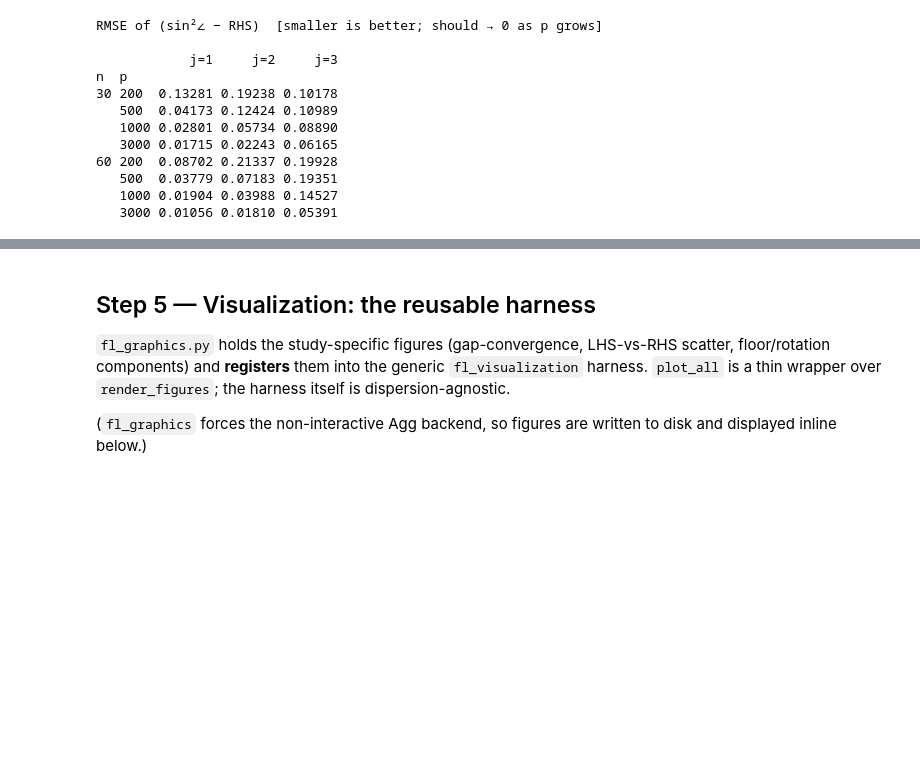
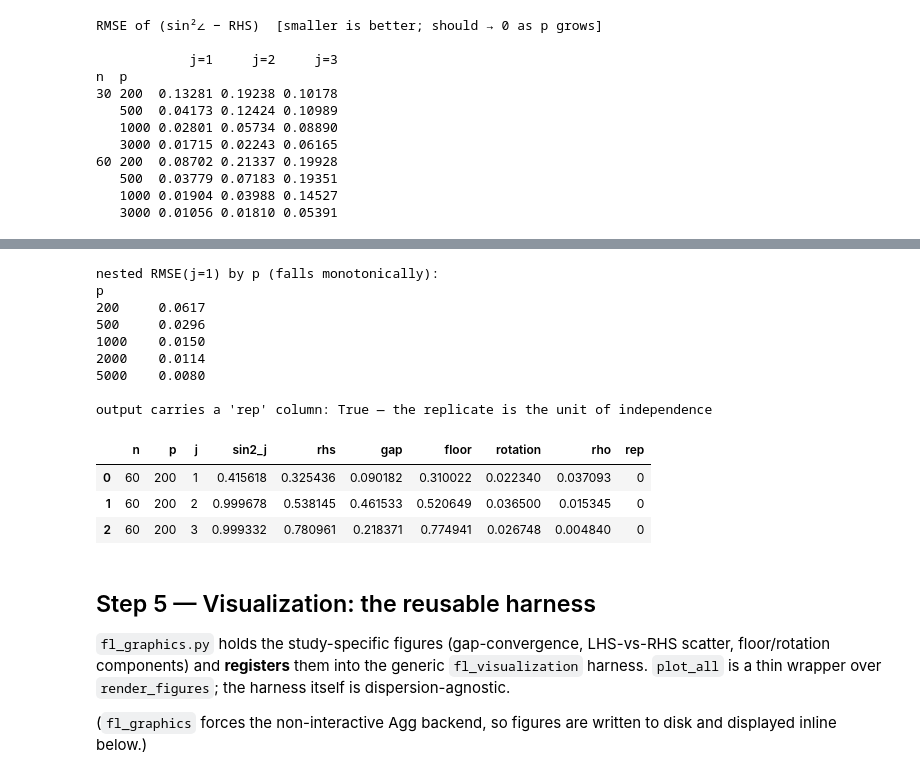
Before and after one commit to nlgac/factor_lab, a Jupyter notebook: theorem_partii_walkthrough.ipynb, the cells around one changed output, grey strips where cells are left out. Saved outputs shown, nothing was run; the diff lists cells and outputs as text; code cells hidden in the pictures; blank space fills up the shorter version.

```diff
--- a/theorem_partii_walkthrough.ipynb
+++ b/theorem_partii_walkthrough.ipynb
@@ -285,3 +301,39 @@ n  p
+# %%
+# Nested: per replicate, draw one superset at p_max and take each smaller p as
+# its first-p asset subset — so the p-grid walks the SAME assets. Only the
+# sampling field changes; the probe and engine are identical.
+nested = DesignSpec(
+    n_values=[60],
+    p_values=[200, 500, 1000, 2000, 5000],
+    n_reps=40,
+    random_seed=20260511,
+    sampling="nested",          # <- the one change vs. the independent design
+)
+df_nested = run_experiment(model_spec, nested, DispersionBiasExperiment())
+
+# RMSE of the gap per p (strongest factor j=1), pooled over replicates —
+# monotone in p because every p sees the same assets.
+rmse = (df_nested[df_nested.j == 1].groupby("p")["gap"]
+        .apply(lambda g: float((g ** 2).mean() ** 0.5)))
+print("nested RMSE(j=1) by p (falls monotonically):")
+print(rmse.round(4).to_string())
+print("\noutput carries a 'rep' column:", "rep" in df_nested.columns,
+      "— the replicate is the unit of independence")
+df_nested.head(3)
+# %% [output]
+nested RMSE(j=1) by p (falls monotonically):
+p
+200     0.0617
+500     0.0296
+1000    0.0150
+2000    0.0114
+5000    0.0080
+
+output carries a 'rep' column: True — the replicate is the unit of independence
+|  | n | p | j | sin2_j | rhs | gap | floor | rotation | rho | rep |
+| 0 | 60 | 200 | 1 | 0.415618 | 0.325436 | 0.090182 | 0.310022 | 0.022340 | 0.037093 | 0 |
+| 1 | 60 | 200 | 2 | 0.999678 | 0.538145 | 0.461533 | 0.520649 | 0.036500 | 0.015345 | 0 |
+| 2 | 60 | 200 | 3 | 0.999332 | 0.780961 | 0.218371 | 0.774941 | 0.026748 | 0.004840 | 0 |
 # %% [markdown]
 ## Step 5 — Visualization: the reusable harness
 
```
Also changed, not shown: parts of 3 cells of this notebook, 1 other file.
